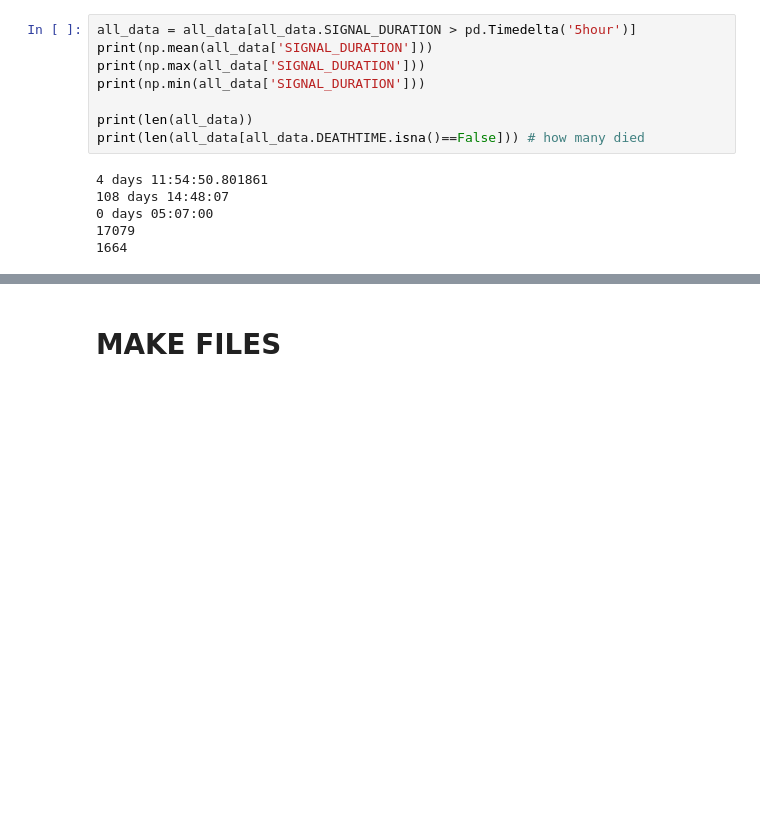
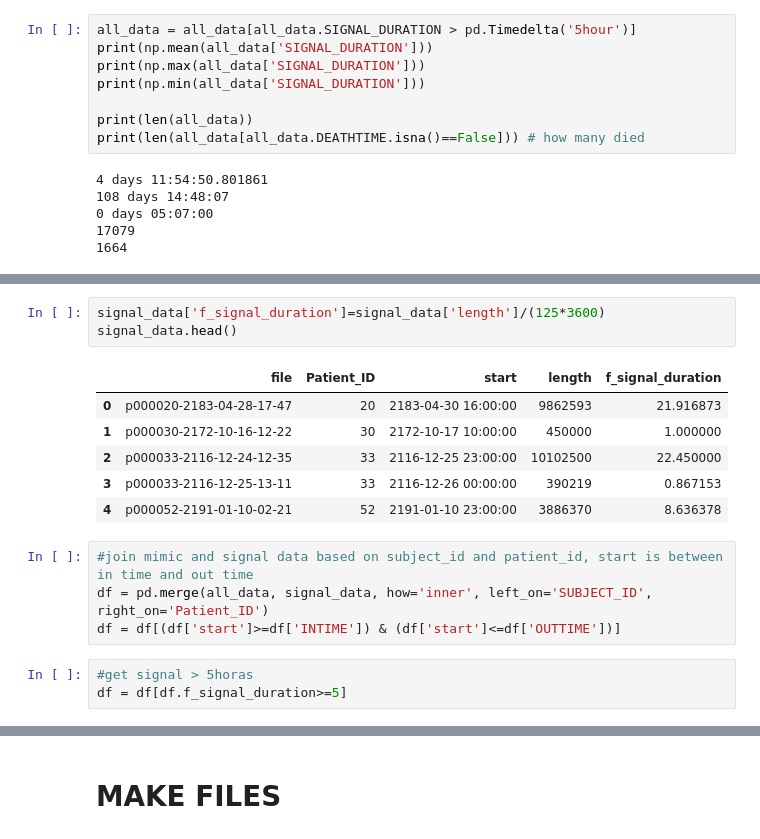
Before and after one commit to andresmore/HR_Analysis, a Jupyter notebook: HR_Analysis/LoadDataMimic.ipynb, the cells around one changed output, grey strips where cells are left out. Drawn from its saved outputs; the diff is of its cells as text; blank space fills up the shorter version.

```diff
--- a/HR_Analysis/LoadDataMimic.ipynb
+++ b/HR_Analysis/LoadDataMimic.ipynb
@@ -360,0 +372,17 @@ print(len(all_data[all_data.DEATHTIME.isna()==False])) # how many died
+# %%
+signal_data['f_signal_duration']=signal_data['length']/(125*3600)
+signal_data.head()
+# %% [output]
+|  | file | Patient_ID | start | length | f_signal_duration |
+| 0 | p000020-2183-04-28-17-47 | 20 | 2183-04-30 16:00:00 | 9862593 | 21.916873 |
+| 1 | p000030-2172-10-16-12-22 | 30 | 2172-10-17 10:00:00 | 450000 | 1.000000 |
+| 2 | p000033-2116-12-24-12-35 | 33 | 2116-12-25 23:00:00 | 10102500 | 22.450000 |
+| 3 | p000033-2116-12-25-13-11 | 33 | 2116-12-26 00:00:00 | 390219 | 0.867153 |
+| 4 | p000052-2191-01-10-02-21 | 52 | 2191-01-10 23:00:00 | 3886370 | 8.636378 |
+# %%
+#join mimic and signal data based on subject_id and patient_id, start is between in time and out time
+df = pd.merge(all_data, signal_data, how='inner', left_on='SUBJECT_ID', right_on='Patient_ID')
+df = df[(df['start']>=df['INTIME']) & (df['start']<=df['OUTTIME'])]
+# %%
+#get signal > 5horas
+df = df[df.f_signal_duration>=5]
```
Also changed, not shown: parts of 3 cells of this notebook, 1 other file.
